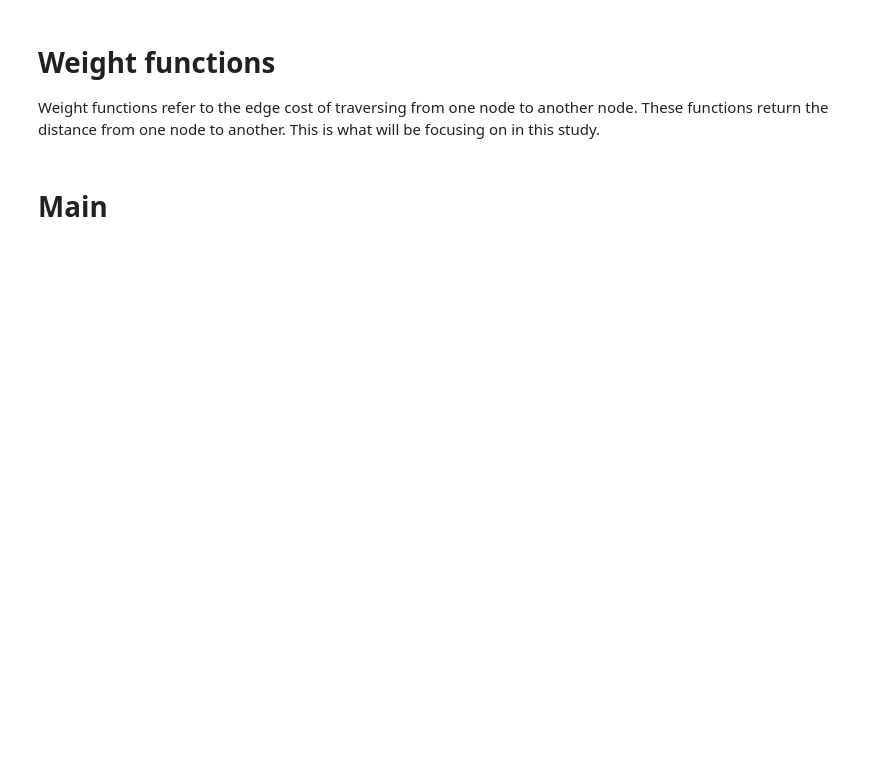
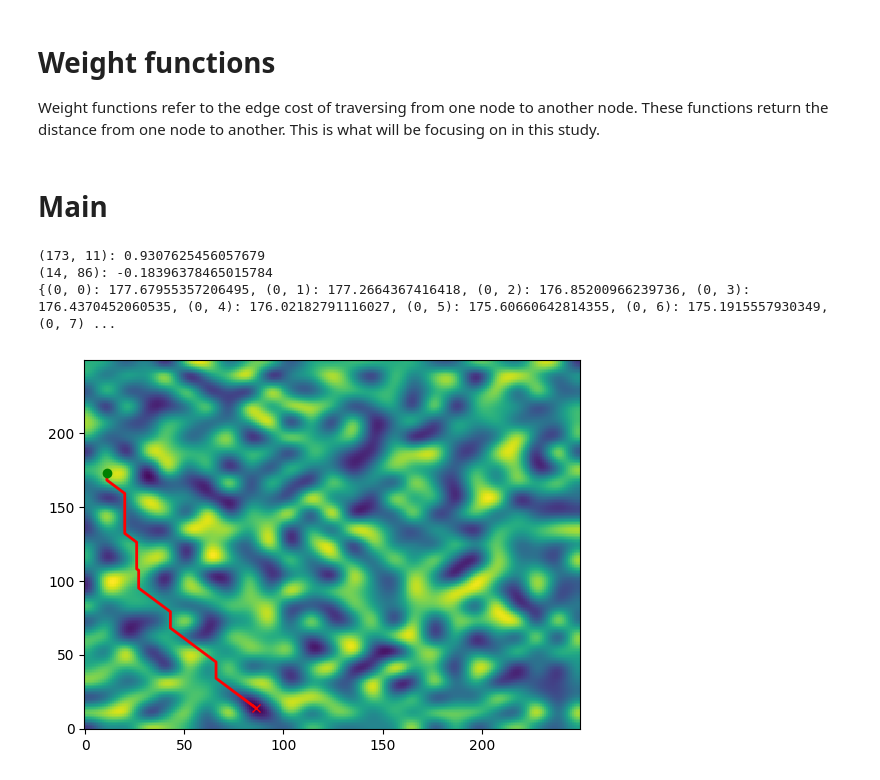
Before and after one commit to radianceeeeeeee/cs198-protein-folding, a Jupyter notebook: pathfinding_algorithm_v1.ipynb, the cells around one changed output. Drawn from its saved outputs; the diff is of its cells as text; code cells hidden in the pictures; blank space fills up the shorter version.

```diff
--- a/pathfinding_algorithm_v1.ipynb
+++ b/pathfinding_algorithm_v1.ipynb
@@ -280,6 +284,24 @@ m = generate_matrix()
 scale_factor = 10  # Interpolate to n times the size
 interpolated_matrix = interpolate_matrix(m, scale_factor)
 
-# Get matrix shape and create random starting point and find global minima
-shape = interpolated_matrix.shape
+# Create random starting position, and find global minima
+starting_position = generate_random_index(interpolated_matrix)
 min_value, min_pos = find_global_minima(interpolated_matrix)
+
+# Print starting index and global minima values
+print(f'{starting_position}: {interpolated_matrix[starting_position[0]][starting_position[1]]}')
+print(f'{min_pos}: {interpolated_matrix[min_pos[0]][min_pos[1]]}')
+
+dist, path = shortest_path(interpolated_matrix, starting_position, min_pos, euclidean_distance_3d)
+
+print(f'Total distance: {dist}')
+print("Path: ", end="")
+print(*path, sep=" -> ")
+# %% [output]
+(173, 11): 0.9307625456057679
+(14, 86): -0.18396378465015784
+{(0, 0): 177.67955357206495, (0, 1): 177.2664367416418, (0, 2): 176.85200966239736, (0, 3): 176.4370452060535, (0, 4): 176.02182791116027, (0, 5): 175.60660642814355, (0, 6): 175.1915557930349, (0, 7) ...
+# %%
+plot_matrix_with_path(interpolated_matrix, path)
+# %% [output]
+[figure, added]
```
Also changed, not shown: parts of 1 cell of this notebook.
